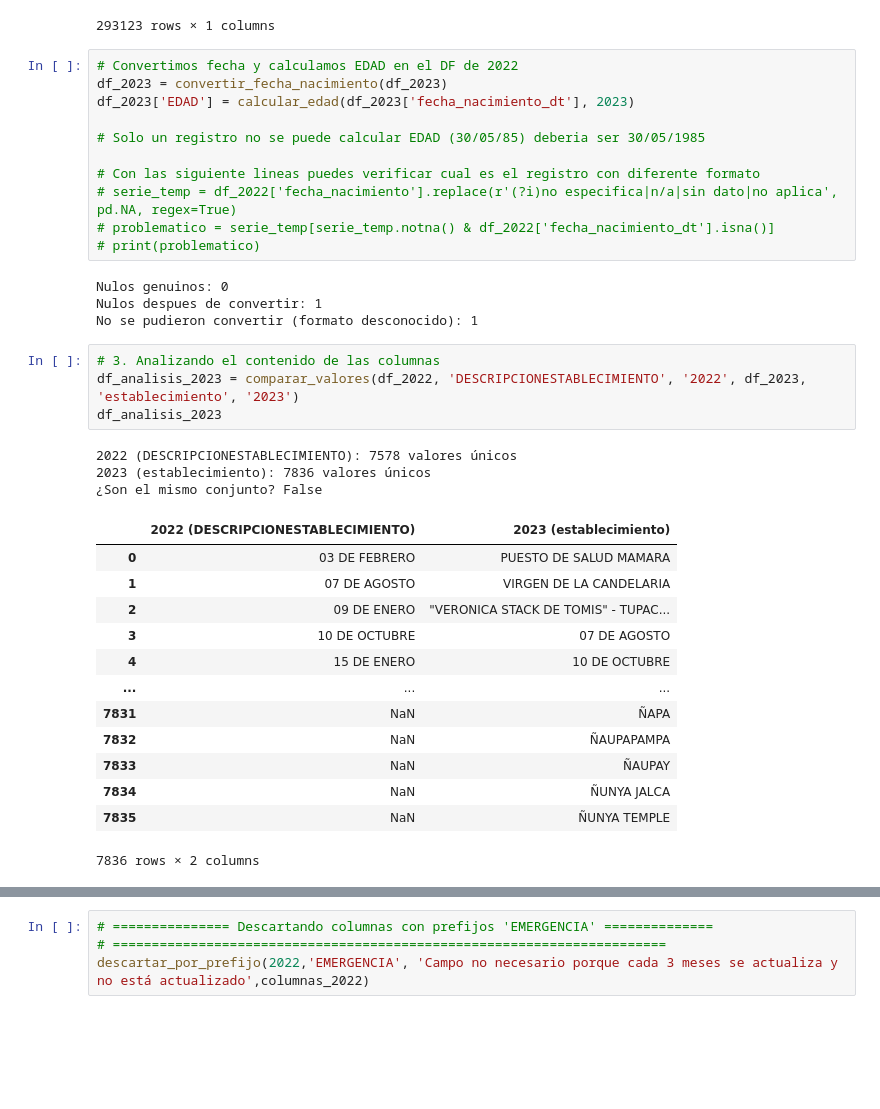
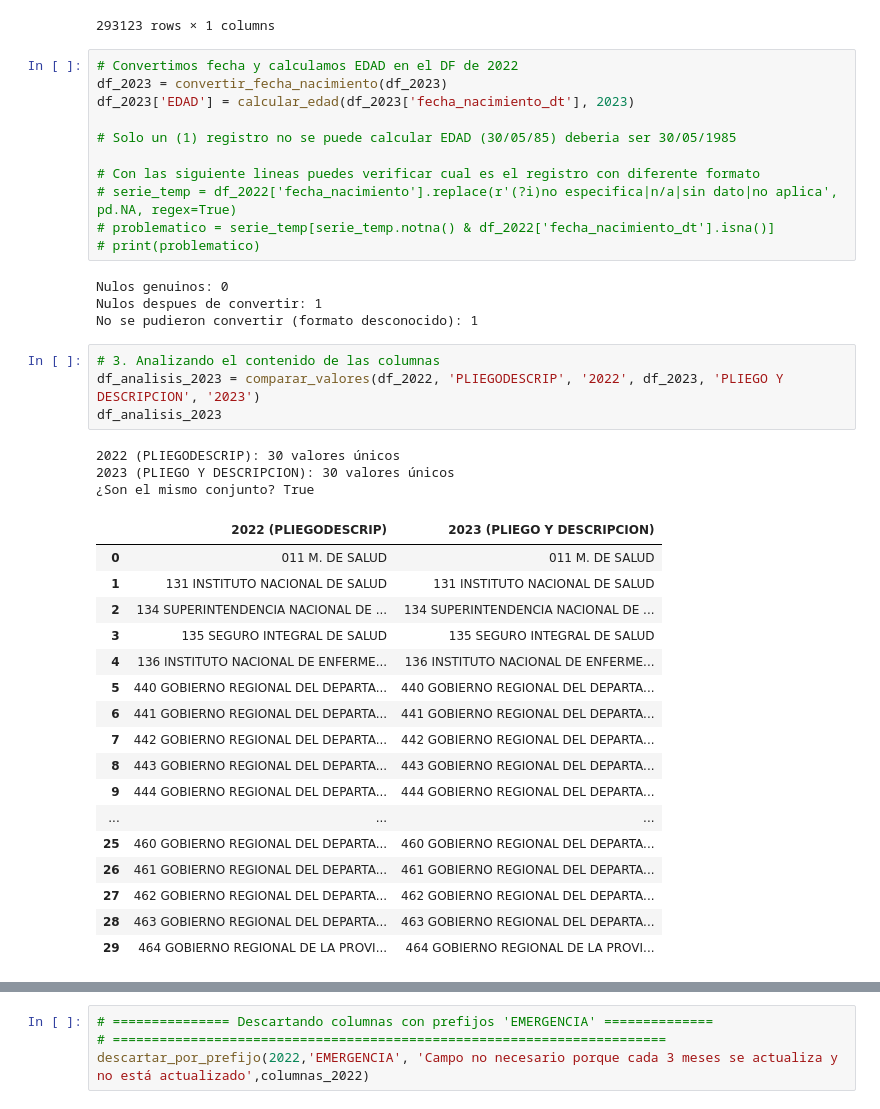
Before and after one commit to nadia0207/minsa-rrhh-analytics, a Jupyter notebook: notebooks/01_comparacion_columnas.ipynb, the cells around one changed output, grey strips where cells are left out. Drawn from its saved outputs; the diff is of its cells as text; blank space fills up the shorter version.

```diff
--- a/notebooks/01_comparacion_columnas.ipynb
+++ b/notebooks/01_comparacion_columnas.ipynb
@@ -1351,7 +1359,7 @@ df_2023[['fecha_nacimiento']]
 df_2023 = convertir_fecha_nacimiento(df_2023)
 df_2023['EDAD'] = calcular_edad(df_2023['fecha_nacimiento_dt'], 2023)
 
-# Solo un registro no se puede calcular EDAD (30/05/85) deberia ser 30/05/1985
+# Solo un (1) registro no se puede calcular EDAD (30/05/85) deberia ser 30/05/1985
 
 # Con las siguiente lineas puedes verificar cual es el registro con diferente formato
 # serie_temp = df_2022['fecha_nacimiento'].replace(r'(?i)no especifica|n/a|sin dato|no aplica', pd.NA, regex=True)
@@ -1363,25 +1371,29 @@ Nulos despues de convertir: 1
 No se pudieron convertir (formato desconocido): 1
 # %%
 # 3. Analizando el contenido de las columnas
-df_analisis_2023 = comparar_valores(df_2022, 'DESCRIPCIONESTABLECIMIENTO', '2022', df_2023, 'establecimiento', '2023')
+df_analisis_2023 = comparar_valores(df_2022, 'PLIEGODESCRIP', '2022', df_2023, 'PLIEGO Y DESCRIPCION', '2023')
 df_analisis_2023
 # %% [output]
-2022 (DESCRIPCIONESTABLECIMIENTO): 7578 valores únicos
-2023 (establecimiento): 7836 valores únicos
-¿Son el mismo conjunto? False
+2022 (PLIEGODESCRIP): 30 valores únicos
+2023 (PLIEGO Y DESCRIPCION): 30 valores únicos
+¿Son el mismo conjunto? True
-|  | 2022 (DESCRIPCIONESTABLECIMIENTO) | 2023 (establecimiento) |
-| 0 | 03 DE FEBRERO | PUESTO DE SALUD MAMARA |
-| 1 | 07 DE AGOSTO | VIRGEN DE LA CANDELARIA |
-| 2 | 09 DE ENERO | "VERONICA STACK DE TOMIS" - TUPAC... |
-| 3 | 10 DE OCTUBRE | 07 DE AGOSTO |
-| 4 | 15 DE ENERO | 10 DE OCTUBRE |
+|  | 2022 (PLIEGODESCRIP) | 2023 (PLIEGO Y DESCRIPCION) |
+| 0 | 011 M. DE SALUD | 011 M. DE SALUD |
+| 1 | 131 INSTITUTO NACIONAL DE SALUD | 131 INSTITUTO NACIONAL DE SALUD |
+| 2 | 134 SUPERINTENDENCIA NACIONAL DE ... | 134 SUPERINTENDENCIA NACIONAL DE ... |
+| 3 | 135 SEGURO INTEGRAL DE SALUD | 135 SEGURO INTEGRAL DE SALUD |
+| 4 | 136 INSTITUTO NACIONAL DE ENFERME... | 136 INSTITUTO NACIONAL DE ENFERME... |
+| 5 | 440 GOBIERNO REGIONAL DEL DEPARTA... | 440 GOBIERNO REGIONAL DEL DEPARTA... |
+| 6 | 441 GOBIERNO REGIONAL DEL DEPARTA... | 441 GOBIERNO REGIONAL DEL DEPARTA... |
+| 7 | 442 GOBIERNO REGIONAL DEL DEPARTA... | 442 GOBIERNO REGIONAL DEL DEPARTA... |
+| 8 | 443 GOBIERNO REGIONAL DEL DEPARTA... | 443 GOBIERNO REGIONAL DEL DEPARTA... |
+| 9 | 444 GOBIERNO REGIONAL DEL DEPARTA... | 444 GOBIERNO REGIONAL DEL DEPARTA... |
 | ... | ... | ... |
-| 7831 | NaN | ÑAPA |
-| 7832 | NaN | ÑAUPAPAMPA |
-| 7833 | NaN | ÑAUPAY |
-| 7834 | NaN | ÑUNYA JALCA |
-| 7835 | NaN | ÑUNYA TEMPLE |
+| 25 | 460 GOBIERNO REGIONAL DEL DEPARTA... | 460 GOBIERNO REGIONAL DEL DEPARTA... |
+| 26 | 461 GOBIERNO REGIONAL DEL DEPARTA... | 461 GOBIERNO REGIONAL DEL DEPARTA... |
+| 27 | 462 GOBIERNO REGIONAL DEL DEPARTA... | 462 GOBIERNO REGIONAL DEL DEPARTA... |
+| 28 | 463 GOBIERNO REGIONAL DEL DEPARTA... | 463 GOBIERNO REGIONAL DEL DEPARTA... |
+| 29 | 464 GOBIERNO REGIONAL DE LA PROVI... | 464 GOBIERNO REGIONAL DE LA PROVI... |
-7836 rows × 2 columns
 # %%
 # 4. Inicializar los diccionarios para el año 2022
 
```
Also changed, not shown: parts of 14 cells of this notebook.
